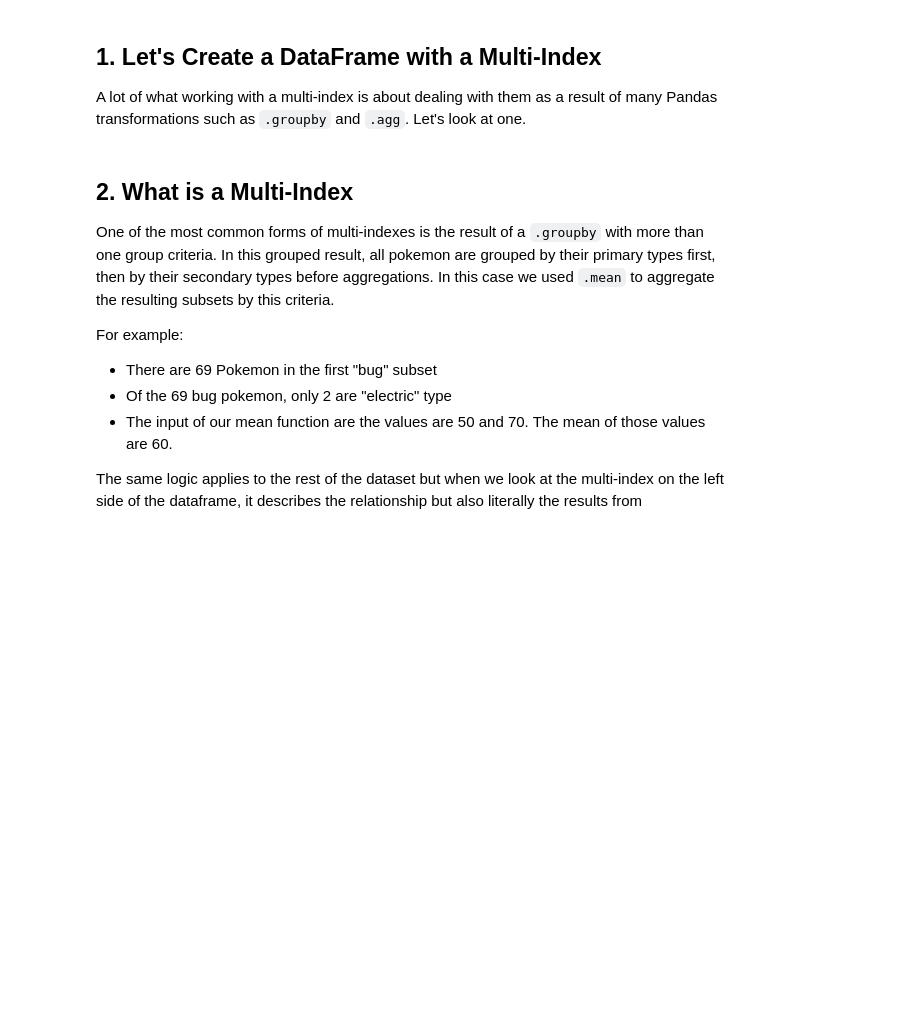
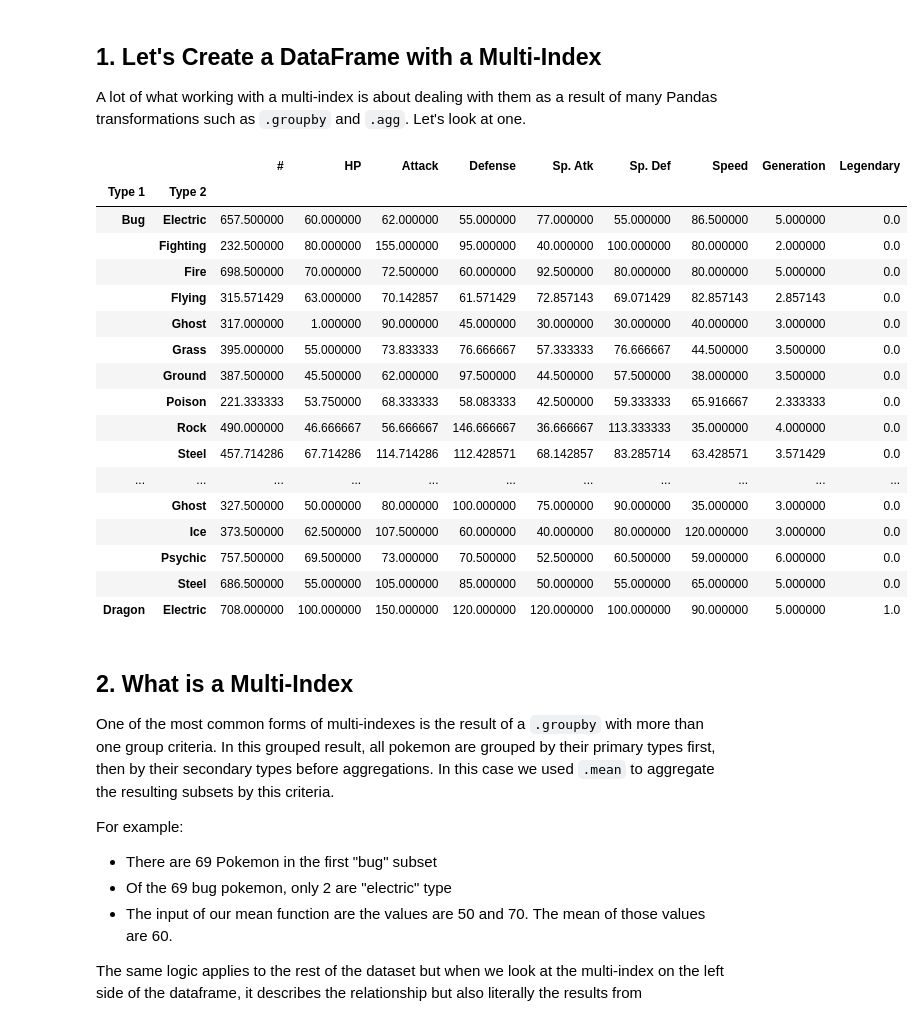
Before and after one commit to dyerrington/ai-advanced-pandas, a Jupyter notebook: notebooks/03_multi_indexing.ipynb, the cells around one changed output. Saved outputs shown, nothing was run; the diff lists cells and outputs as text; code cells hidden in the pictures; blank space fills up the shorter version.

```diff
--- a/notebooks/03_multi_indexing.ipynb
+++ b/notebooks/03_multi_indexing.ipynb
@@ -30,6 +30,27 @@ pokemon = pd.read_csv("../data/pokemon.csv", encoding = "utf8")
 A lot of what working with a multi-index is about dealing with them as a result of many Pandas transformations such as `.groupby` and `.agg`.  Let's look at one.
 # %%
 poketypes = pokemon.groupby(["Type 1", "Type 2"]).mean()
+# %%
+poketypes.head(20)
+# %% [output]
+|  |  | # | HP | Attack | Defense | Sp. Atk | Sp. Def | Speed | Generation | Legendary |
+| Type 1 | Type 2 |  |  |  |  |  |  |  |  |  |
+| Bug | Electric | 657.500000 | 60.000000 | 62.000000 | 55.000000 | 77.000000 | 55.000000 | 86.500000 | 5.000000 | 0.0 |
+|  | Fighting | 232.500000 | 80.000000 | 155.000000 | 95.000000 | 40.000000 | 100.000000 | 80.000000 | 2.000000 | 0.0 |
+|  | Fire | 698.500000 | 70.000000 | 72.500000 | 60.000000 | 92.500000 | 80.000000 | 80.000000 | 5.000000 | 0.0 |
+|  | Flying | 315.571429 | 63.000000 | 70.142857 | 61.571429 | 72.857143 | 69.071429 | 82.857143 | 2.857143 | 0.0 |
+|  | Ghost | 317.000000 | 1.000000 | 90.000000 | 45.000000 | 30.000000 | 30.000000 | 40.000000 | 3.000000 | 0.0 |
+|  | Grass | 395.000000 | 55.000000 | 73.833333 | 76.666667 | 57.333333 | 76.666667 | 44.500000 | 3.500000 | 0.0 |
+|  | Ground | 387.500000 | 45.500000 | 62.000000 | 97.500000 | 44.500000 | 57.500000 | 38.000000 | 3.500000 | 0.0 |
+|  | Poison | 221.333333 | 53.750000 | 68.333333 | 58.083333 | 42.500000 | 59.333333 | 65.916667 | 2.333333 | 0.0 |
+|  | Rock | 490.000000 | 46.666667 | 56.666667 | 146.666667 | 36.666667 | 113.333333 | 35.000000 | 4.000000 | 0.0 |
+|  | Steel | 457.714286 | 67.714286 | 114.714286 | 112.428571 | 68.142857 | 83.285714 | 63.428571 | 3.571429 | 0.0 |
+| ... | ... | ... | ... | ... | ... | ... | ... | ... | ... | ... |
+|  | Ghost | 327.500000 | 50.000000 | 80.000000 | 100.000000 | 75.000000 | 90.000000 | 35.000000 | 3.000000 | 0.0 |
+|  | Ice | 373.500000 | 62.500000 | 107.500000 | 60.000000 | 40.000000 | 80.000000 | 120.000000 | 3.000000 | 0.0 |
+|  | Psychic | 757.500000 | 69.500000 | 73.000000 | 70.500000 | 52.500000 | 60.500000 | 59.000000 | 6.000000 | 0.0 |
+|  | Steel | 686.500000 | 55.000000 | 105.000000 | 85.000000 | 50.000000 | 55.000000 | 65.000000 | 5.000000 | 0.0 |
+| Dragon | Electric | 708.000000 | 100.000000 | 150.000000 | 120.000000 | 120.000000 | 100.000000 | 90.000000 | 5.000000 | 1.0 |
 # %% [markdown]
 ## 2. What is a Multi-Index
 
```
Also changed, not shown: parts of 17 cells of this notebook, 3 other files.
